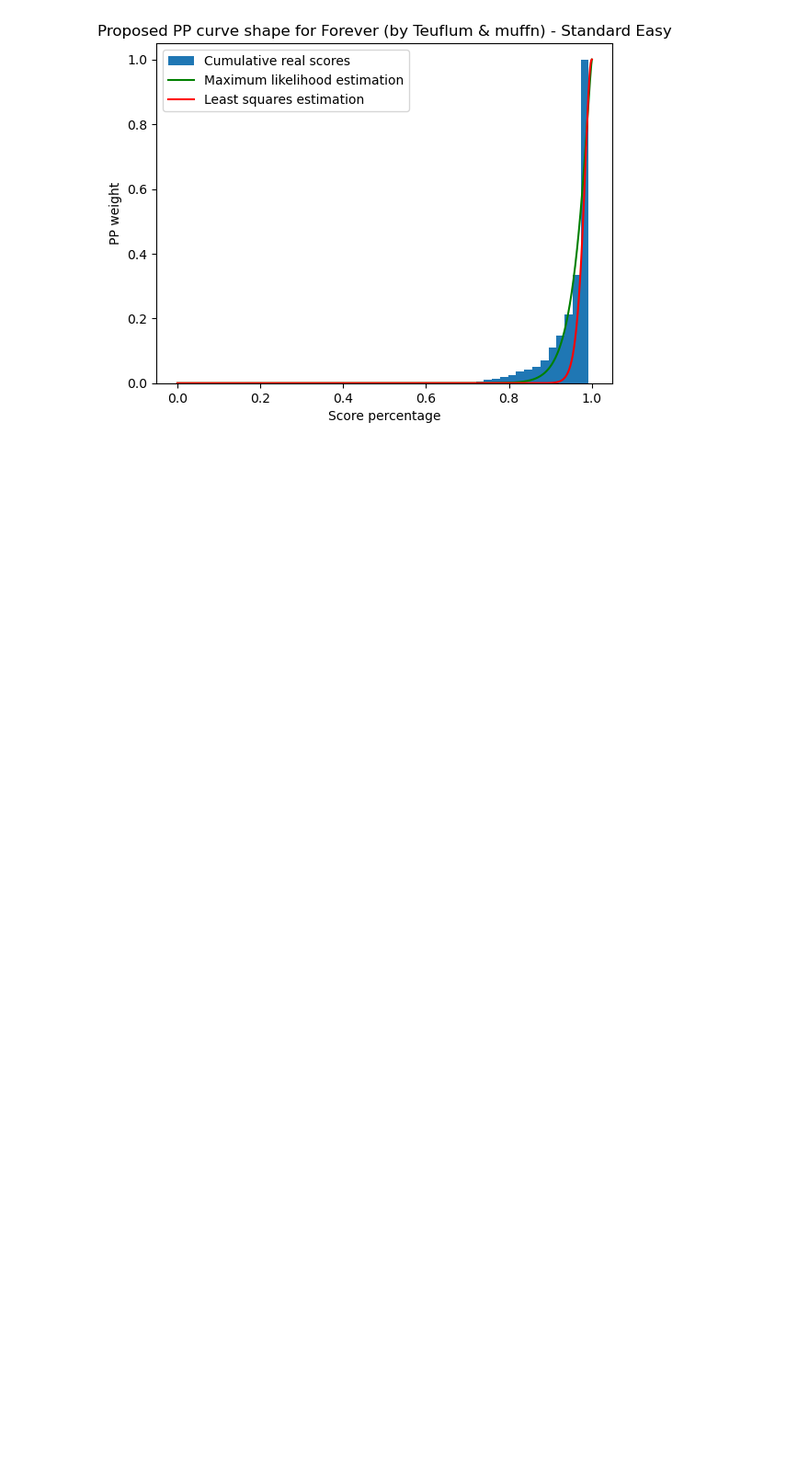
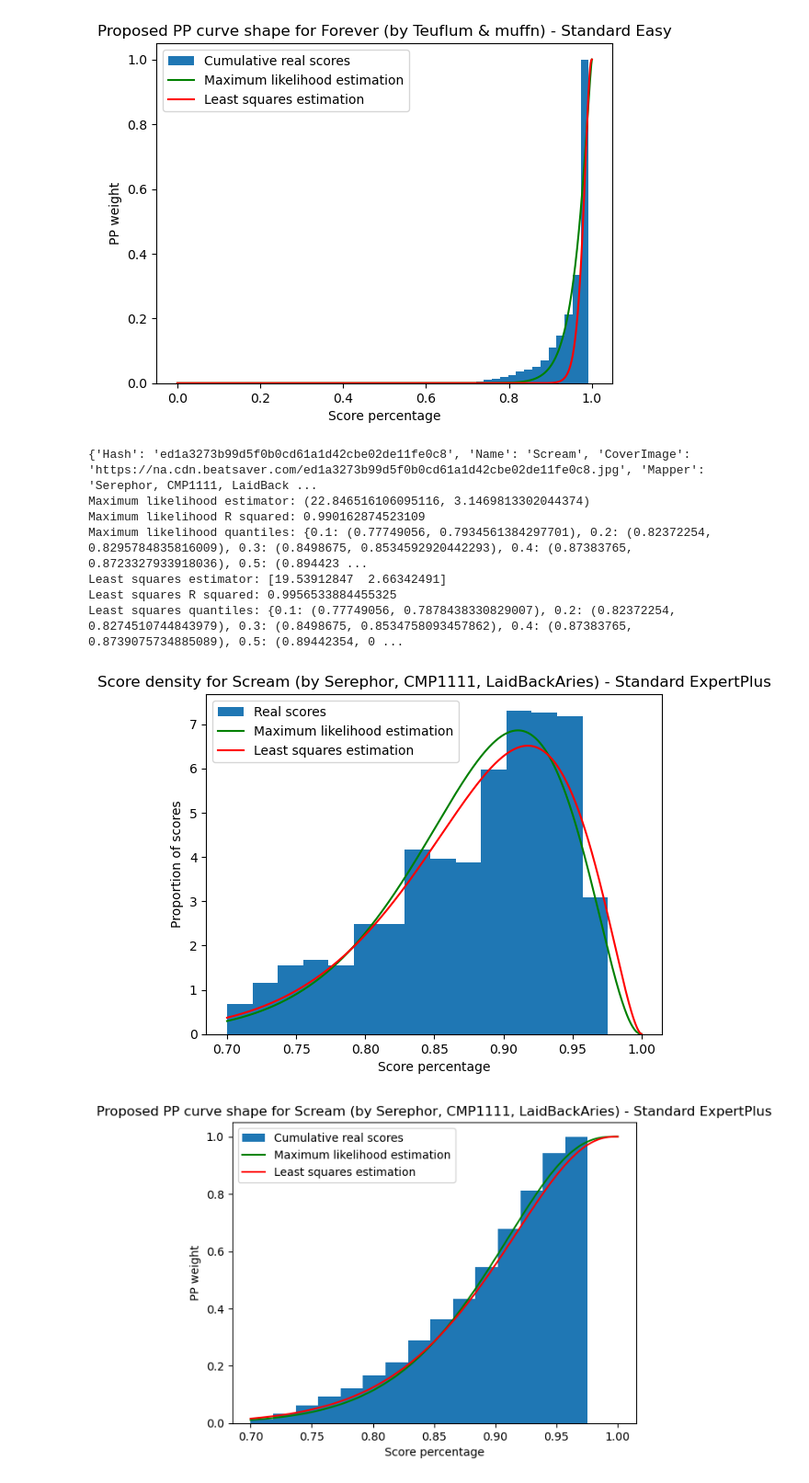
Before and after one commit to Undeceiver/BetaSaber, a Jupyter notebook: betasaber.ipynb, the cells around one changed output. Shown at 92% size. Cells and saved outputs as stored; diff of their text form; code cells hidden in the pictures; blank space fills up the shorter version.

```diff
--- a/betasaber.ipynb
+++ b/betasaber.ipynb
@@ -490,3 +490,15 @@ Least squares R squared: 0.8660639446515537
 Least squares quantiles: {0.1: (0.9090446, 0.9556278193264804), 0.2: (0.9509271, 0.9647319366841985), 0.3: (0.97046494, 0.9705115439853393), 0.4: (0.9798057, 0.97494091550776), 0.5: (0.983831, 0.97866 ...
 [figure]
 [figure]
+# %%
+map_summary("38419x91")
+# %% [output]
+{'Hash': 'ed1a3273b99d5f0b0cd61a1d42cbe02de11fe0c8', 'Name': 'Scream', 'CoverImage': 'https://na.cdn.beatsaver.com/ed1a3273b99d5f0b0cd61a1d42cbe02de11fe0c8.jpg', 'Mapper': 'Serephor, CMP1111, LaidBack ...
+Maximum likelihood estimator: (22.846516106095116, 3.1469813302044374)
+Maximum likelihood R squared: 0.990162874523109
+Maximum likelihood quantiles: {0.1: (0.77749056, 0.7934561384297701), 0.2: (0.82372254, 0.8295784835816009), 0.3: (0.8498675, 0.8534592920442293), 0.4: (0.87383765, 0.8723327933918036), 0.5: (0.894423 ...
+Least squares estimator: [19.53912847  2.66342491]
+Least squares R squared: 0.9956533884455325
+Least squares quantiles: {0.1: (0.77749056, 0.7878438330829007), 0.2: (0.82372254, 0.8274510744843979), 0.3: (0.8498675, 0.8534758093457862), 0.4: (0.87383765, 0.8739075734885089), 0.5: (0.89442354, 0 ...
+[figure, added]
+[figure, added]
```
